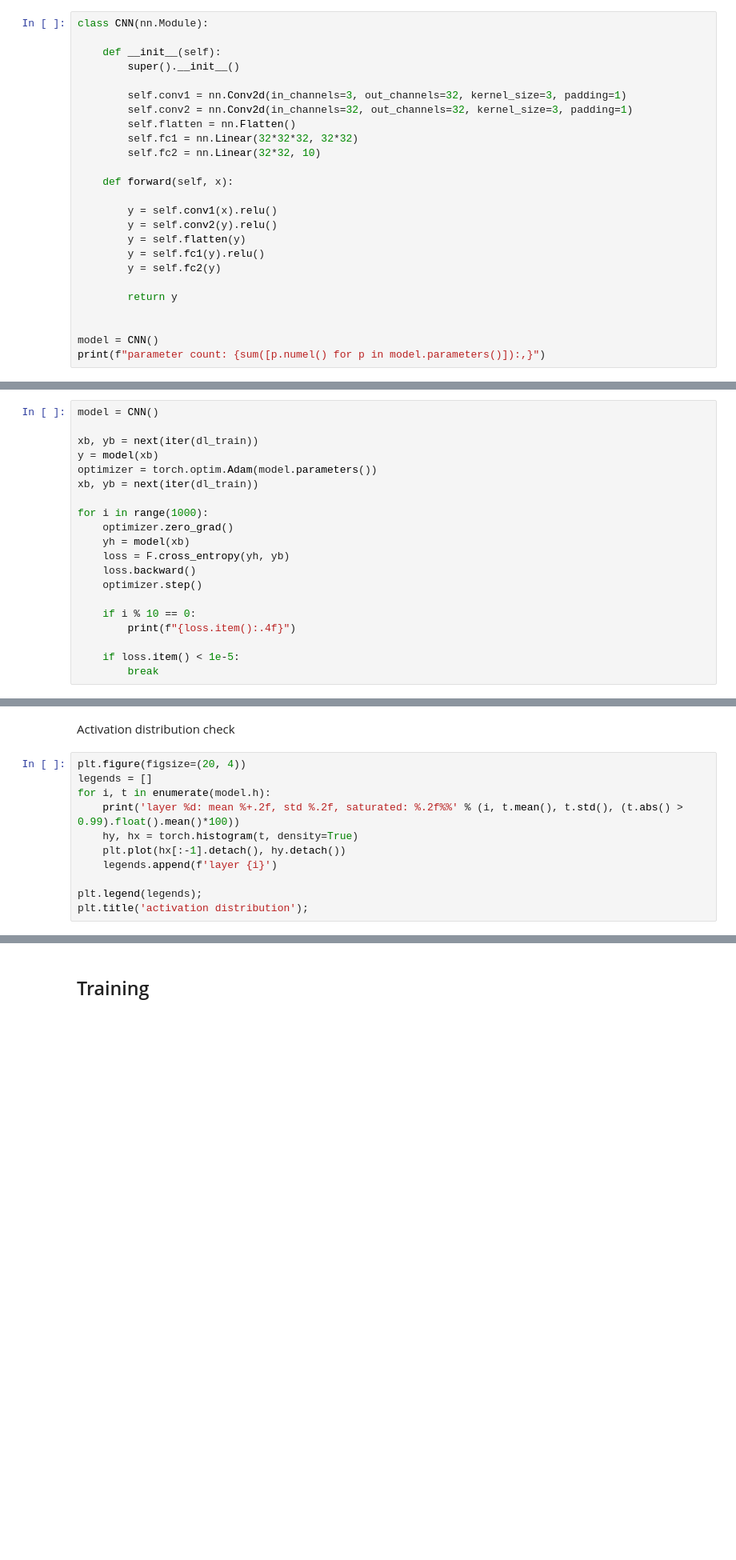
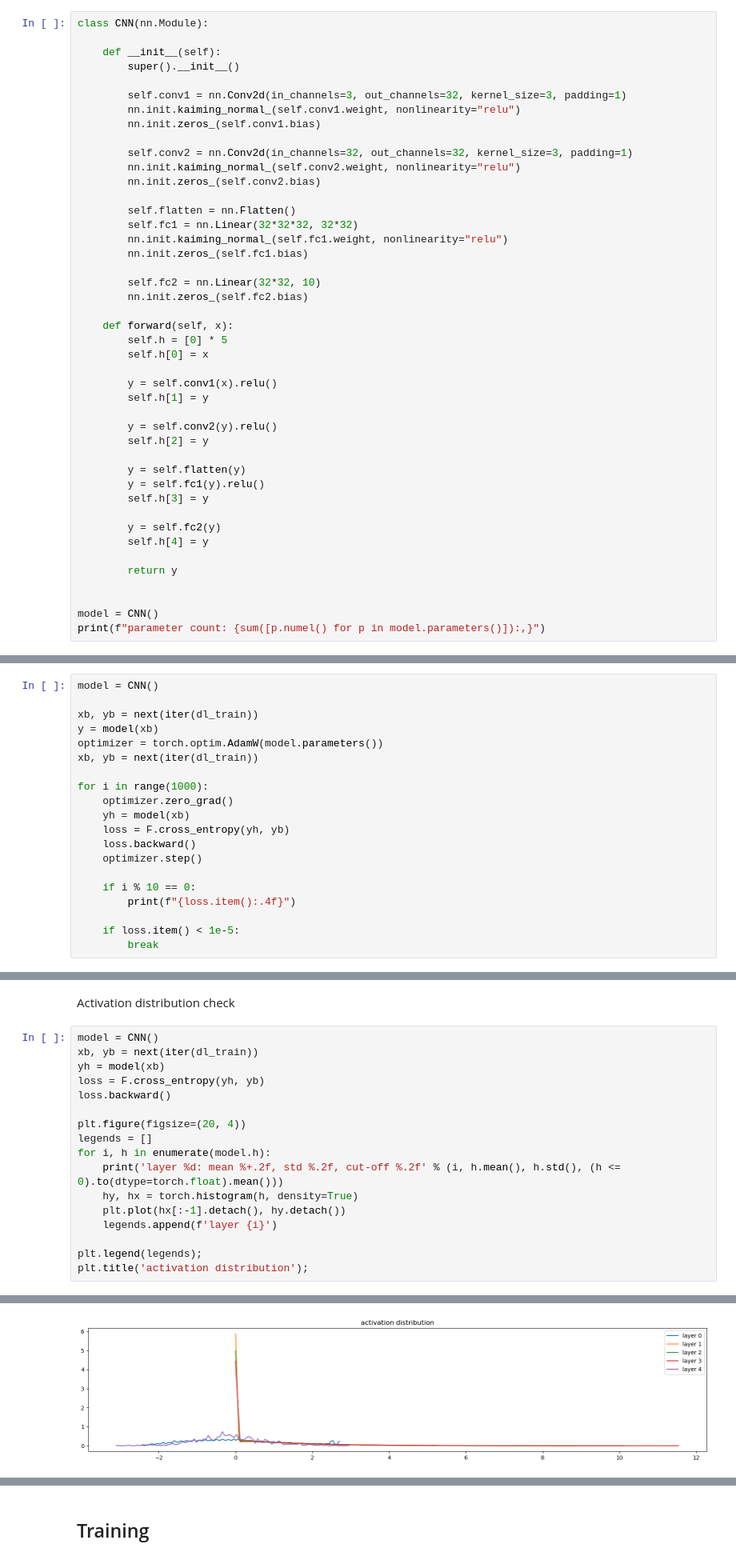
Before and after one commit to stkao05/cs231, a Jupyter notebook: experiments/cifar.ipynb, the cells around one changed output, grey strips where cells are left out. Shown at 80% size. Saved outputs shown, nothing was run; the diff lists cells and outputs as text; blank space fills up the shorter version.

```diff
--- a/experiments/cifar.ipynb
+++ b/experiments/cifar.ipynb
@@ -81,18 +96,37 @@ class CNN(nn.Module):
         super().__init__()
 
         self.conv1 = nn.Conv2d(in_channels=3, out_channels=32, kernel_size=3, padding=1)
+        nn.init.kaiming_normal_(self.conv1.weight, nonlinearity="relu")
+        nn.init.zeros_(self.conv1.bias)
+
         self.conv2 = nn.Conv2d(in_channels=32, out_channels=32, kernel_size=3, padding=1)
+        nn.init.kaiming_normal_(self.conv2.weight, nonlinearity="relu")
+        nn.init.zeros_(self.conv2.bias)
+
         self.flatten = nn.Flatten()
         self.fc1 = nn.Linear(32*32*32, 32*32)
+        nn.init.kaiming_normal_(self.fc1.weight, nonlinearity="relu")
+        nn.init.zeros_(self.fc1.bias)
+
         self.fc2 = nn.Linear(32*32, 10)
+        nn.init.zeros_(self.fc2.bias)
 
     def forward(self, x):
+        self.h = [0] * 5
+        self.h[0] = x
 
         y = self.conv1(x).relu()
+        self.h[1] = y
+
         y = self.conv2(y).relu()
+        self.h[2] = y
+
         y = self.flatten(y)
         y = self.fc1(y).relu()
+        self.h[3] = y
+
         y = self.fc2(y)
+        self.h[4] = y
 
         return y
 
@@ -124,7 +158,7 @@ model = CNN()
 
 xb, yb = next(iter(dl_train))
 y = model(xb)
-optimizer = torch.optim.Adam(model.parameters())
+optimizer = torch.optim.AdamW(model.parameters())
 xb, yb = next(iter(dl_train))
 
 for i in range(1000):
@@ -149,13 +183,20 @@ Wall time: 7.08 s
 # %% [markdown]
 Activation distribution check
 # %%
+model = CNN()
+xb, yb = next(iter(dl_train))
+yh = model(xb)
+loss = F.cross_entropy(yh, yb)
+loss.backward()
+
 plt.figure(figsize=(20, 4))
 legends = []
-for i, t in enumerate(model.h):
-    print('layer %d: mean %+.2f, std %.2f, saturated: %.2f%%' % (i, t.mean(), t.std(), (t.abs() > 0.99).float().mean()*100))
-    hy, hx = torch.histogram(t, density=True)
+for i, h in enumerate(model.h):
+    print('layer %d: mean %+.2f, std %.2f, cut-off %.2f' % (i, h.mean(), h.std(), (h <= 0).to(dtype=torch.float).mean()))
+    hy, hx = torch.histogram(h, density=True)
     plt.plot(hx[:-1].detach(), hy.detach())
     legends.append(f'layer {i}')
 
 plt.legend(legends);
 plt.title('activation distribution');
+# %% [output]
@@ -161,0 +208 @@ plt.title('activation distribution');
+[figure, added]
```
Also changed, not shown: parts of 18 cells of this notebook.
